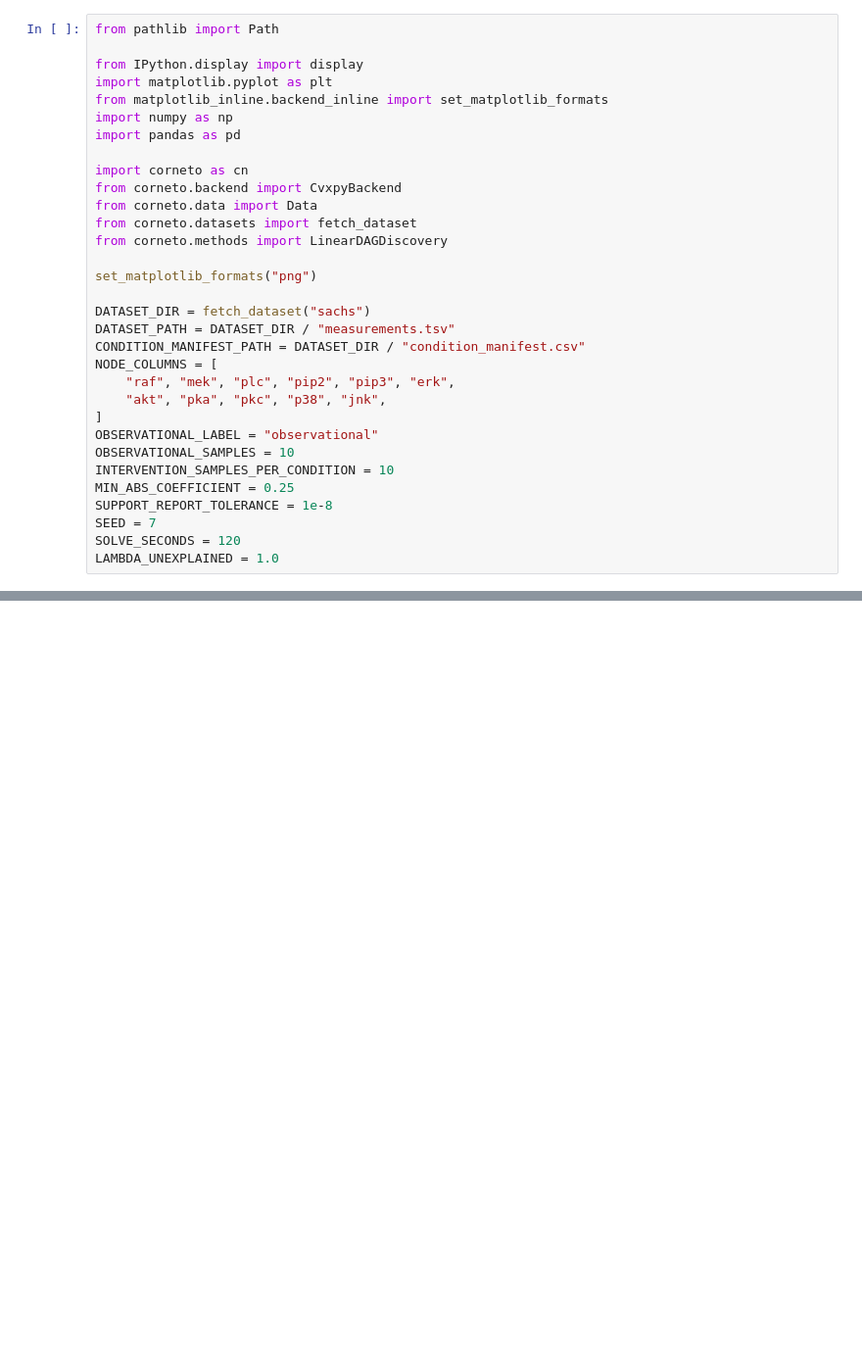
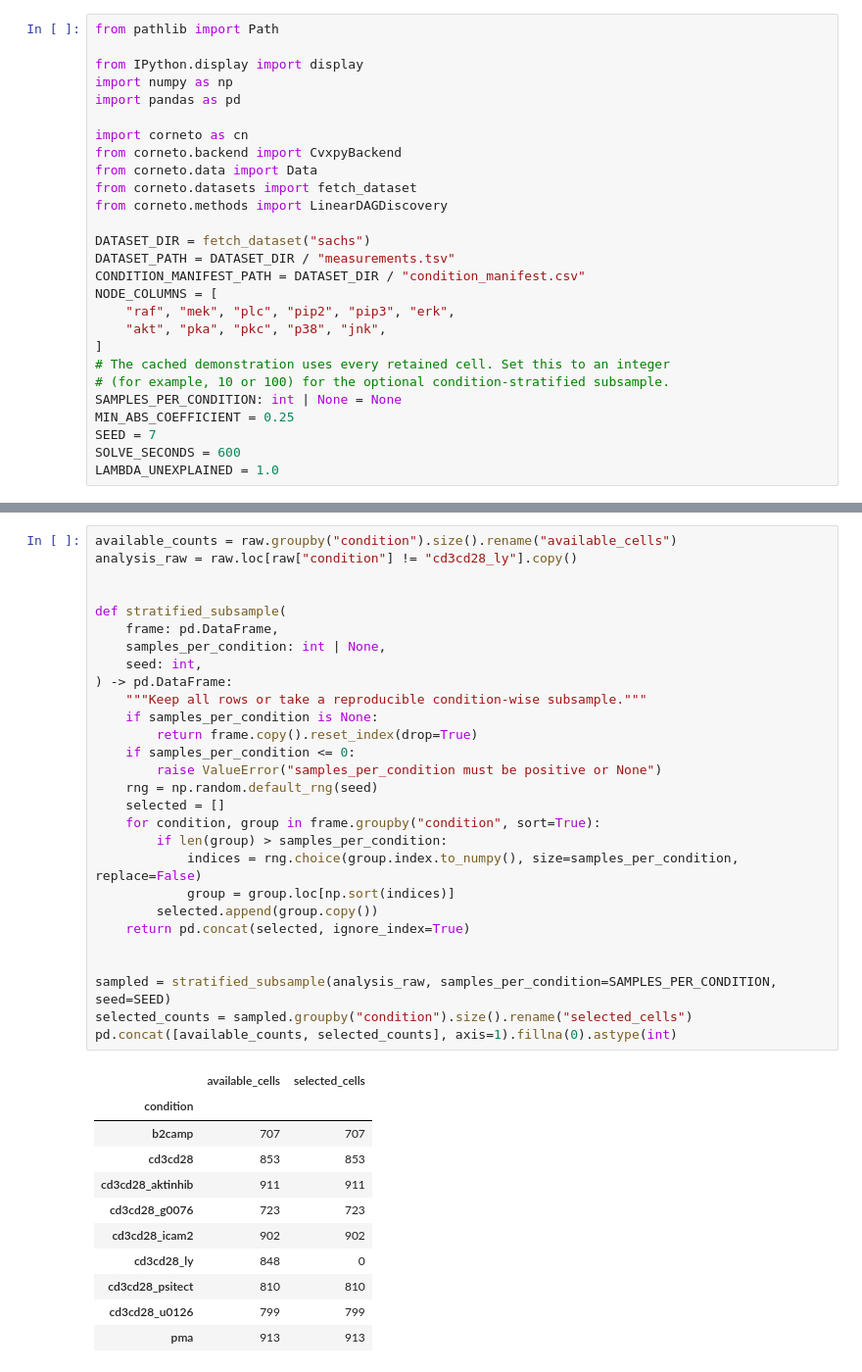
Before and after one commit to saezlab/corneto, a Jupyter notebook: docs/tutorials/causal/linear-dag-discovery-sachs.ipynb, the cells around one changed output, grey strips where cells are left out. Shown at 98% size. Drawn from its saved outputs; the diff is of its cells as text; blank space fills up the shorter version.

```diff
--- a/docs/tutorials/causal/linear-dag-discovery-sachs.ipynb
+++ b/docs/tutorials/causal/linear-dag-discovery-sachs.ipynb
@@ -14,8 +59,6 @@ The full dataset has 7,466 rows from nine original experimental conditions. A co
 from pathlib import Path
 
 from IPython.display import display
-import matplotlib.pyplot as plt
-from matplotlib_inline.backend_inline import set_matplotlib_formats
 import numpy as np
 import pandas as pd
 
@@ -25,8 +68,6 @@ from corneto.data import Data
 from corneto.datasets import fetch_dataset
 from corneto.methods import LinearDAGDiscovery
 
-set_matplotlib_formats("png")
-
 DATASET_DIR = fetch_dataset("sachs")
 DATASET_PATH = DATASET_DIR / "measurements.tsv"
 CONDITION_MANIFEST_PATH = DATASET_DIR / "condition_manifest.csv"
@@ -34,11 +75,10 @@ NODE_COLUMNS = [
     "raf", "mek", "plc", "pip2", "pip3", "erk",
     "akt", "pka", "pkc", "p38", "jnk",
 ]
-OBSERVATIONAL_LABEL = "observational"
-OBSERVATIONAL_SAMPLES = 10
-INTERVENTION_SAMPLES_PER_CONDITION = 10
+# The cached demonstration uses every retained cell. Set this to an integer
+# (for example, 10 or 100) for the optional condition-stratified subsample.
+SAMPLES_PER_CONDITION: int | None = None
 MIN_ABS_COEFFICIENT = 0.25
-SUPPORT_REPORT_TOLERANCE = 1e-8
 SEED = 7
-SOLVE_SECONDS = 120
+SOLVE_SECONDS = 600
 LAMBDA_UNEXPLAINED = 1.0
@@ -131,0 +154,40 @@ The legacy archive label is not always the perturbed variable: `raf` rows are th
+# %%
+available_counts = raw.groupby("condition").size().rename("available_cells")
+analysis_raw = raw.loc[raw["condition"] != "cd3cd28_ly"].copy()
+
+
+def stratified_subsample(
+    frame: pd.DataFrame,
+    samples_per_condition: int | None,
+    seed: int,
+) -> pd.DataFrame:
+    """Keep all rows or take a reproducible condition-wise subsample."""
+    if samples_per_condition is None:
+        return frame.copy().reset_index(drop=True)
+    if samples_per_condition <= 0:
+        raise ValueError("samples_per_condition must be positive or None")
+    rng = np.random.default_rng(seed)
+    selected = []
+    for condition, group in frame.groupby("condition", sort=True):
+        if len(group) > samples_per_condition:
+            indices = rng.choice(group.index.to_numpy(), size=samples_per_condition, replace=False)
+            group = group.loc[np.sort(indices)]
+        selected.append(group.copy())
+    return pd.concat(selected, ignore_index=True)
+
+
+sampled = stratified_subsample(analysis_raw, samples_per_condition=SAMPLES_PER_CONDITION, seed=SEED)
+selected_counts = sampled.groupby("condition").size().rename("selected_cells")
+pd.concat([available_counts, selected_counts], axis=1).fillna(0).astype(int)
+# %% [output]
+|  | available_cells | selected_cells |
+| condition |  |  |
+| b2camp | 707 | 707 |
+| cd3cd28 | 853 | 853 |
+| cd3cd28_aktinhib | 911 | 911 |
+| cd3cd28_g0076 | 723 | 723 |
+| cd3cd28_icam2 | 902 | 902 |
+| cd3cd28_ly | 848 | 0 |
+| cd3cd28_psitect | 810 | 810 |
+| cd3cd28_u0126 | 799 | 799 |
+| pma | 913 | 913 |
```
Also changed, not shown: parts of 38 cells of this notebook, 2 other files.
